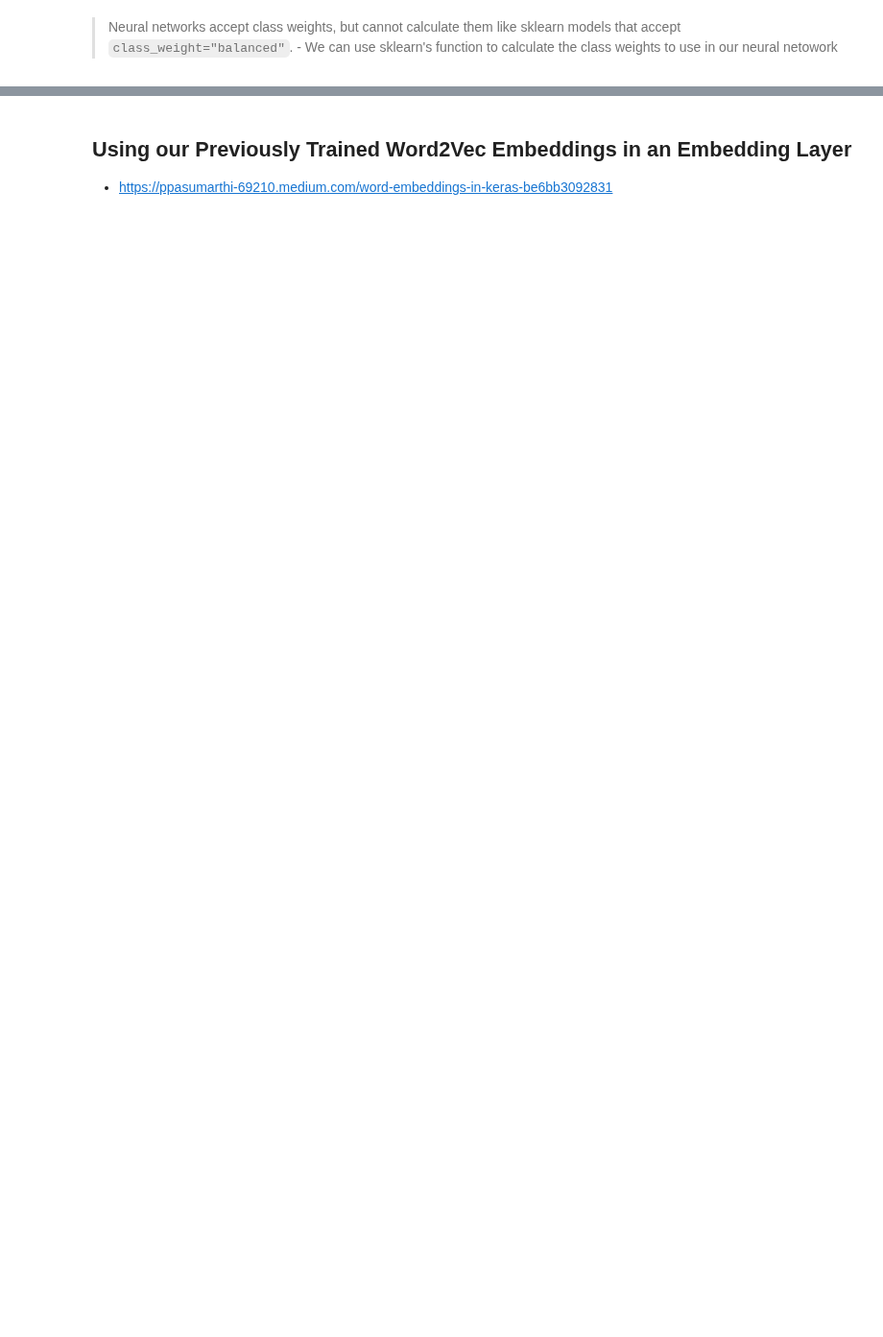
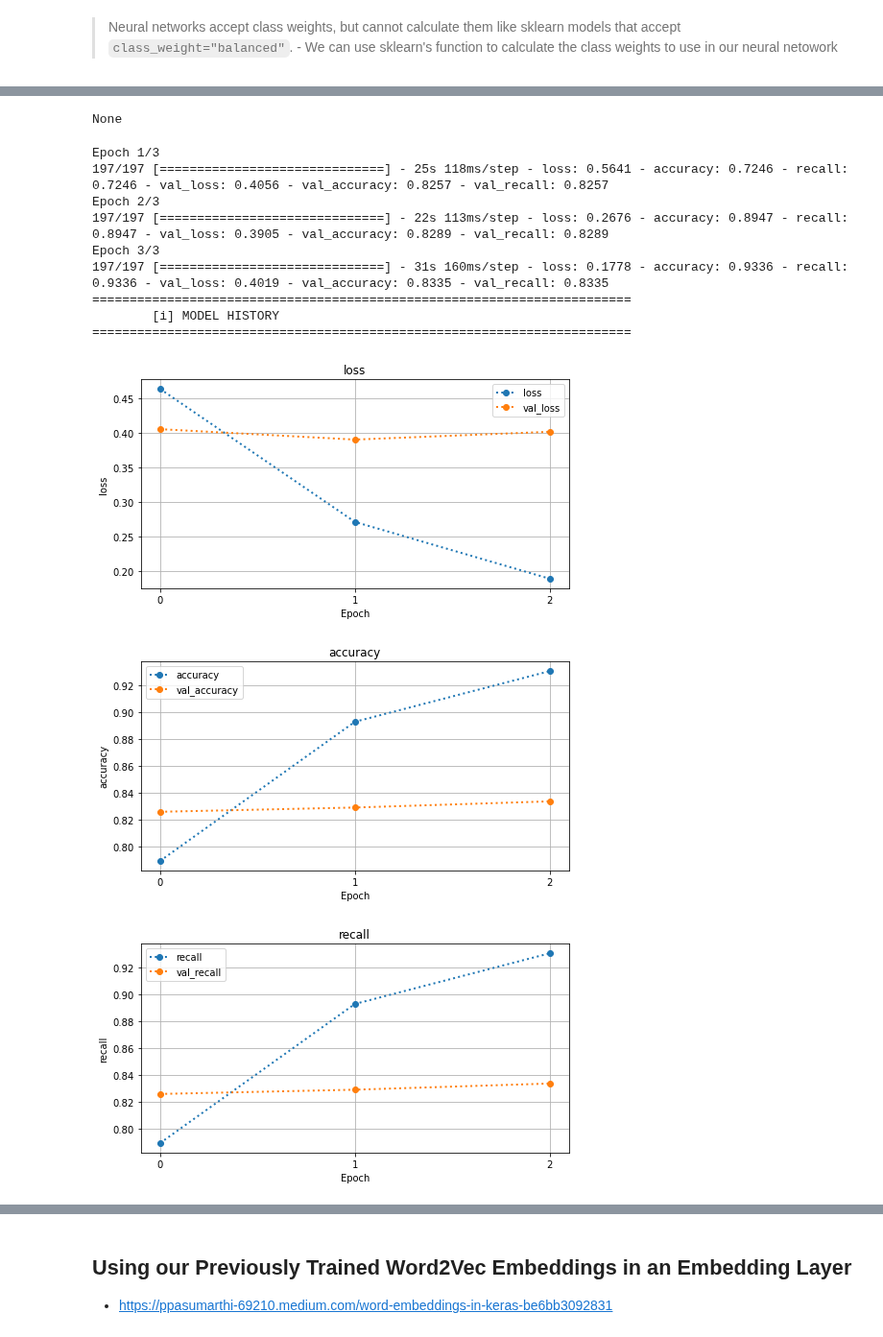
Before and after one commit to flatiron-school/Online-DS-FT-022221-Cohort-Notes, a Jupyter notebook: Phase_4/topic_42_tuning_neural_networks/topic_42_tuning_ANNs_with_deep_NLP_v1_SG.ipynb, the cells around one changed output, grey strips where cells are left out. Shown at 96% size. Drawn from its saved outputs; the diff is of its cells as text; code cells hidden in the pictures; blank space fills up the shorter version.

```diff
--- a/Phase_4/topic_42_tuning_neural_networks/topic_42_tuning_ANNs_with_deep_NLP_v1_SG.ipynb
+++ b/Phase_4/topic_42_tuning_neural_networks/topic_42_tuning_ANNs_with_deep_NLP_v1_SG.ipynb
@@ -405,4 +720,12 @@ EMBEDDING_SIZE
 def make_model():
     """Make a neural network with a new emebdding layer,
     an LSTM layer with 25 unit, and a final Dense layer appropriate for the task"""
-    pass
+    model = models.Sequential()
+    model.add(layers.Embedding(MAX_WORDS+1, EMBEDDING_SIZE))
+    model.add(layers.LSTM(25, return_sequences=False))
+    model.add(layers.Dense(n_classes, activation='softmax'))
+
+    model.compile(loss='categorical_crossentropy', optimizer='adam',
+                 metrics=['accuracy', tf.keras.metrics.Recall(name='recall')])
+    display(model.summary())
+    return model
@@ -410,0 +732,5 @@ def make_model():
+# %%
+## make model and fit
+model= make_model()
+history = model.fit(X_train_pad, y_train, batch_size=256, epochs=3,validation_split=0.2,
+         workers=-1)
@@ -583,0 +1036,9 @@ weights_dict
+# %%
+## make,fit model and evlaute
+model = make_model()
+history = model.fit(X_train_pad, y_train, epochs=3,
+                    batch_size=128, validation_split=0.2,
+                   workers=-1,class_weight=weights_dict)
+evaluate_network(model,X_test_pad,y_test,history,
+                X_train = X_train_pad,y_train=y_train)
+# %% [output]
@@ -583,0 +1059,13 @@ weights_dict
+None
+Epoch 1/3
+197/197 [==============================] - 25s 118ms/step - loss: 0.5641 - accuracy: 0.7246 - recall: 0.7246 - val_loss: 0.4056 - val_accuracy: 0.8257 - val_recall: 0.8257
+Epoch 2/3
+197/197 [==============================] - 22s 113ms/step - loss: 0.2676 - accuracy: 0.8947 - recall: 0.8947 - val_loss: 0.3905 - val_accuracy: 0.8289 - val_recall: 0.8289
+Epoch 3/3
+197/197 [==============================] - 31s 160ms/step - loss: 0.1778 - accuracy: 0.9336 - recall: 0.9336 - val_loss: 0.4019 - val_accuracy: 0.8335 - val_recall: 0.8335
+========================================================================
+        [i] MODEL HISTORY
+========================================================================
+[figure, added]
+[figure, added]
+[figure, added]
```
Also changed, not shown: parts of 76 cells of this notebook, 4 other files.
